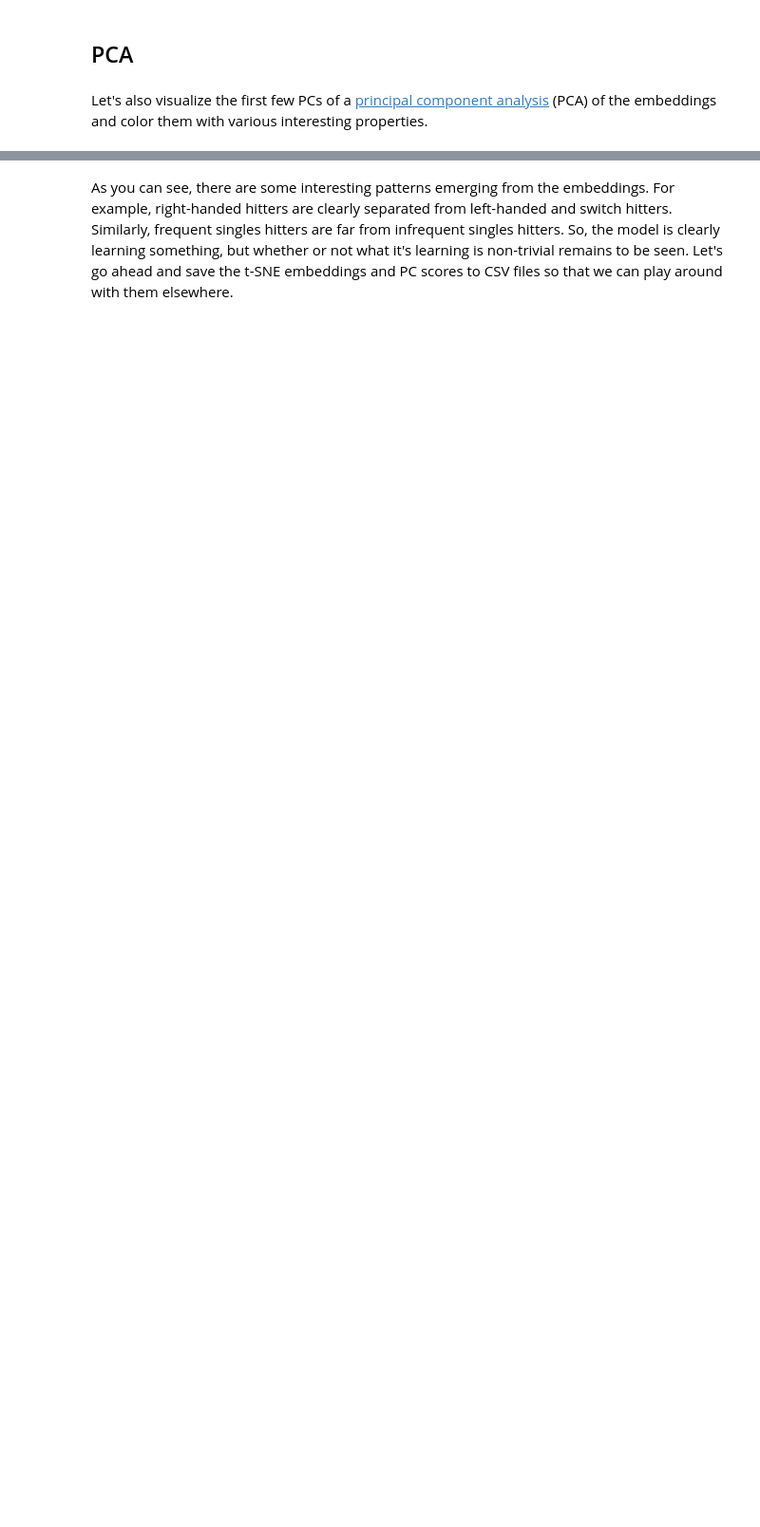
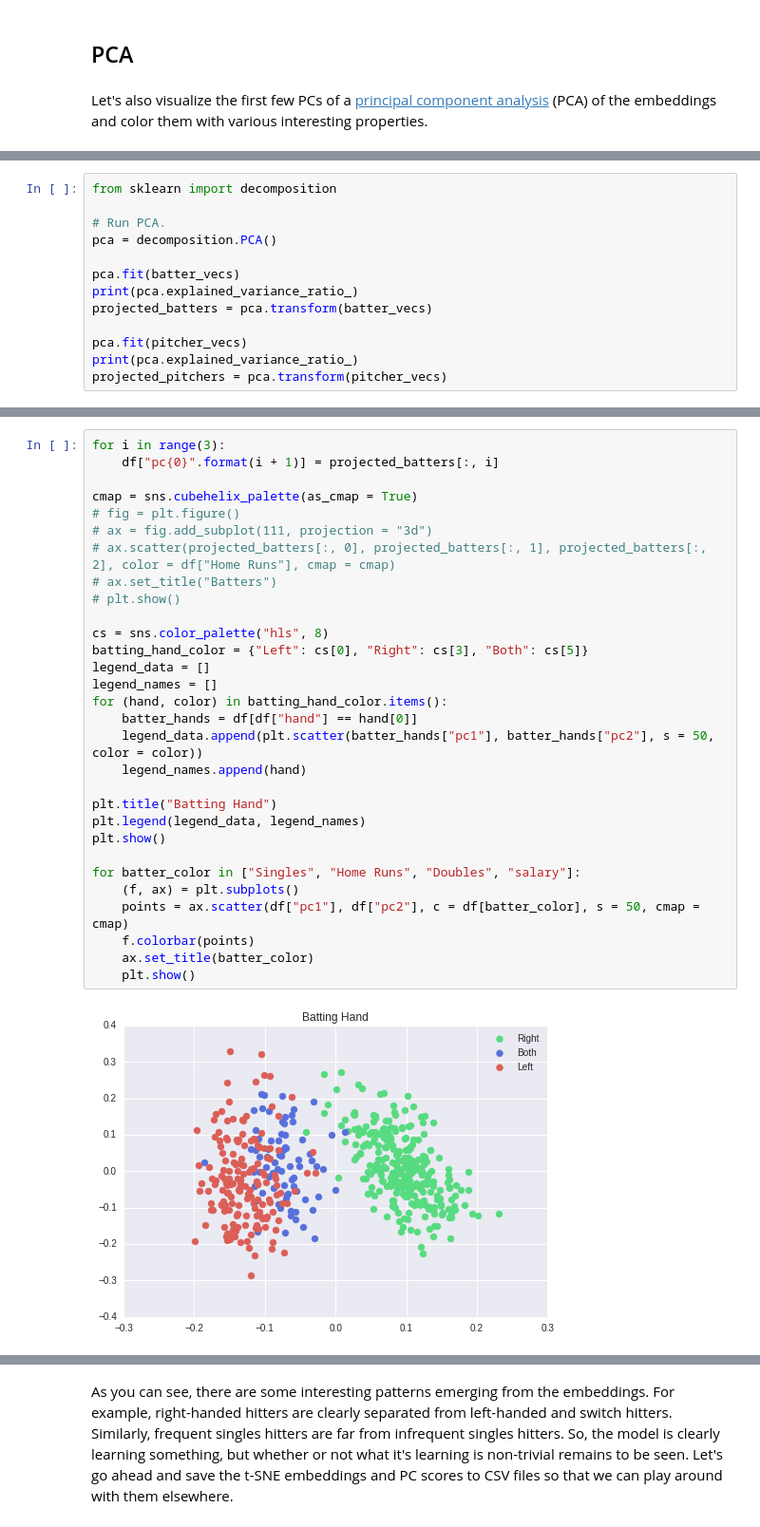
Before and after one commit to airalcorn2/batter-pitcher-2vec, a Jupyter notebook: batter_pitcher_2vec.ipynb, the cells around one changed output, grey strips where cells are left out. Shown at 95% size. Cells and saved outputs as stored; diff of their text form; blank space fills up the shorter version.

```diff
--- a/batter_pitcher_2vec.ipynb
+++ b/batter_pitcher_2vec.ipynb
@@ -575,0 +525,13 @@ projected_pitchers = run_pca(pitcher_vecs, do_print = True)
+# %%
+from sklearn import decomposition
+
+# Run PCA.
+pca = decomposition.PCA()
+
+pca.fit(batter_vecs)
+print(pca.explained_variance_ratio_)
+projected_batters = pca.transform(batter_vecs)
+
+pca.fit(pitcher_vecs)
+print(pca.explained_variance_ratio_)
+projected_pitchers = pca.transform(pitcher_vecs)
@@ -575,0 +543,32 @@ projected_pitchers = run_pca(pitcher_vecs, do_print = True)
+# %%
+for i in range(3):
+    df["pc{0}".format(i + 1)] = projected_batters[:, i]
+
+cmap = sns.cubehelix_palette(as_cmap = True)
+# fig = plt.figure()
+# ax = fig.add_subplot(111, projection = "3d")
+# ax.scatter(projected_batters[:, 0], projected_batters[:, 1], projected_batters[:, 2], color = df["Home Runs"], cmap = cmap)
+# ax.set_title("Batters")
+# plt.show()
+
+cs = sns.color_palette("hls", 8)
+batting_hand_color = {"Left": cs[0], "Right": cs[3], "Both": cs[5]}
+legend_data = []
+legend_names = []
+for (hand, color) in batting_hand_color.items():
+    batter_hands = df[df["hand"] == hand[0]]
+    legend_data.append(plt.scatter(batter_hands["pc1"], batter_hands["pc2"], s = 50, color = color))
+    legend_names.append(hand)
+
+plt.title("Batting Hand")
+plt.legend(legend_data, legend_names)
+plt.show()
+
+for batter_color in ["Singles", "Home Runs", "Doubles", "salary"]:
+    (f, ax) = plt.subplots()
+    points = ax.scatter(df["pc1"], df["pc2"], c = df[batter_color], s = 50, cmap = cmap)
+    f.colorbar(points)
+    ax.set_title(batter_color)
+    plt.show()
+# %% [output]
+[figure, added]
```
Also changed, not shown: parts of 8 cells of this notebook, 4 other files.
